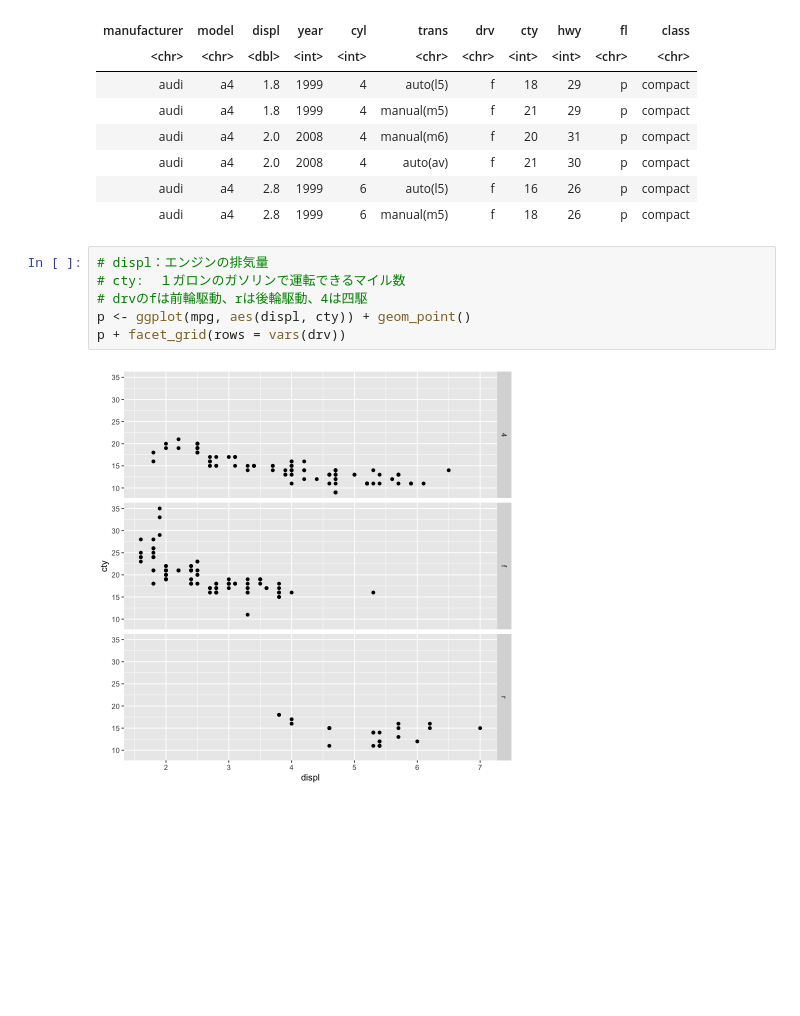
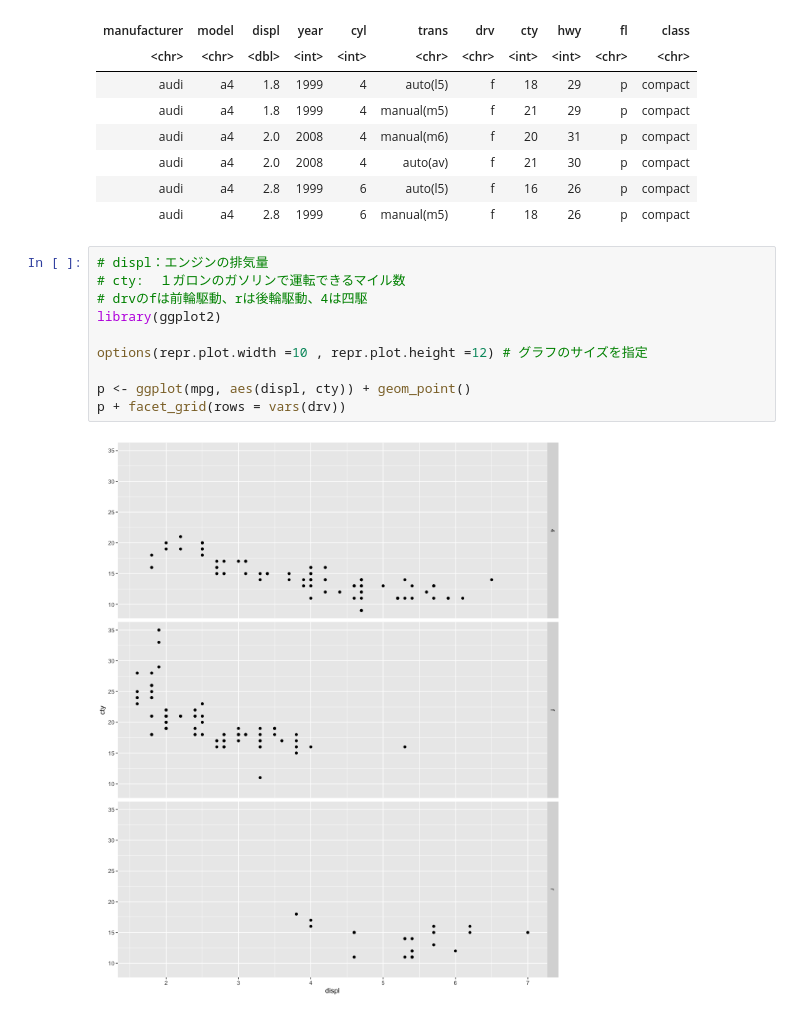
Before and after one commit to wang-zhijun/learn-statistics, a Jupyter notebook: learn-r.ipynb, the cells around one changed output. Saved outputs shown, nothing was run; the diff lists cells and outputs as text; blank space fills up the shorter version.

```diff
--- a/learn-r.ipynb
+++ b/learn-r.ipynb
@@ -830,8 +828,12 @@ A tibble: 6 × 11
 # %%
 # displ：エンジンの排気量
 # cty:  １ガロンのガソリンで運転できるマイル数
 # drvのfは前輪駆動、rは後輪駆動、4は四駆
+library(ggplot2)
+
+options(repr.plot.width =10 , repr.plot.height =12) # グラフのサイズを指定
+
 p <- ggplot(mpg, aes(displ, cty)) + geom_point()
 p + facet_grid(rows = vars(drv))
 # %% [output]
-[figure, old version]
+[figure, new version]
```
Also changed, not shown: parts of 5 cells of this notebook.
